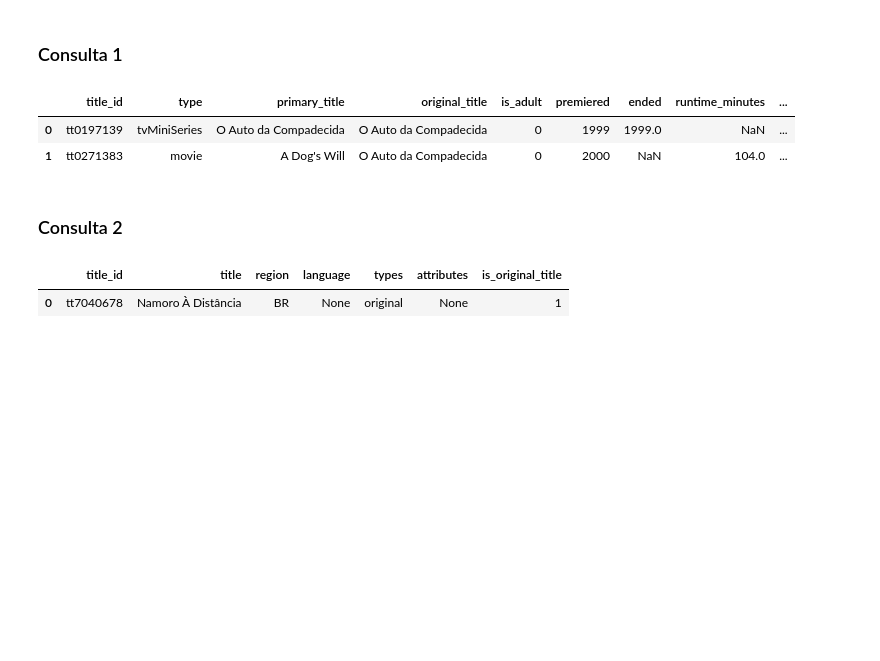
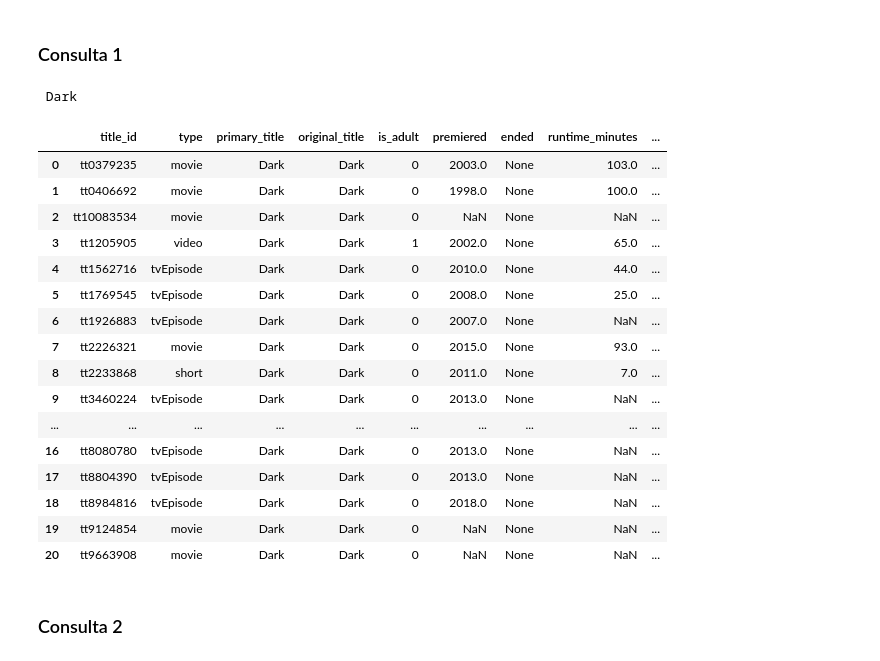
Before and after one commit to lorenaleao/tp-final-bd, a Jupyter notebook: Tp2_consultas.ipynb, the cells around one changed output. Saved outputs shown, nothing was run; the diff lists cells and outputs as text; code cells hidden in the pictures; blank space fills up the shorter version.

```diff
--- a/Tp2_consultas.ipynb
+++ b/Tp2_consultas.ipynb
@@ -20,29 +20,35 @@ Caso você já possua o banco de dados, basta movê-lo para o mesmo diretório d
 # %% [markdown]
 ### Consulta 1
 # %%
+# Consulta um titulo no banco
+titulo = input()
+
 df1 = pd.read_sql_query(
 """
 SELECT *
 FROM titles
-WHERE original_title="O Auto da Compadecida"
-""", conn)
+WHERE original_title="{}"
+""".format(titulo), conn)
 
 df1
 # %% [output]
+ Dark
 |  | title_id | type | primary_title | original_title | is_adult | premiered | ended | runtime_minutes | ... |
-| 0 | tt0197139 | tvMiniSeries | O Auto da Compadecida | O Auto da Compadecida | 0 | 1999 | 1999.0 | NaN | ... |
-| 1 | tt0271383 | movie | A Dog's Will | O Auto da Compadecida | 0 | 2000 | NaN | 104.0 | ... |
+| 0 | tt0379235 | movie | Dark | Dark | 0 | 2003.0 | None | 103.0 | ... |
+| 1 | tt0406692 | movie | Dark | Dark | 0 | 1998.0 | None | 100.0 | ... |
+| 2 | tt10083534 | movie | Dark | Dark | 0 | NaN | None | NaN | ... |
+| 3 | tt1205905 | video | Dark | Dark | 1 | 2002.0 | None | 65.0 | ... |
+| 4 | tt1562716 | tvEpisode | Dark | Dark | 0 | 2010.0 | None | 44.0 | ... |
+| 5 | tt1769545 | tvEpisode | Dark | Dark | 0 | 2008.0 | None | 25.0 | ... |
+| 6 | tt1926883 | tvEpisode | Dark | Dark | 0 | 2007.0 | None | NaN | ... |
+| 7 | tt2226321 | movie | Dark | Dark | 0 | 2015.0 | None | 93.0 | ... |
+| 8 | tt2233868 | short | Dark | Dark | 0 | 2011.0 | None | 7.0 | ... |
+| 9 | tt3460224 | tvEpisode | Dark | Dark | 0 | 2013.0 | None | NaN | ... |
+| ... | ... | ... | ... | ... | ... | ... | ... | ... | ... |
+| 16 | tt8080780 | tvEpisode | Dark | Dark | 0 | 2013.0 | None | NaN | ... |
+| 17 | tt8804390 | tvEpisode | Dark | Dark | 0 | 2013.0 | None | NaN | ... |
+| 18 | tt8984816 | tvEpisode | Dark | Dark | 0 | 2018.0 | None | NaN | ... |
+| 19 | tt9124854 | movie | Dark | Dark | 0 | NaN | None | NaN | ... |
+| 20 | tt9663908 | movie | Dark | Dark | 0 | NaN | None | NaN | ... |
 # %% [markdown]
 ### Consulta 2
-# %%
-df2 = pd.read_sql_query(
-"""
-SELECT *
-FROM akas
-WHERE region="BR" and is_original_title=1
-""", conn)
-
-df2
-# %% [output]
-|  | title_id | title | region | language | types | attributes | is_original_title |
-| 0 | tt7040678 | Namoro À Distância | BR | None | original | None | 1 |
```
Also changed, not shown: parts of 13 cells of this notebook.
